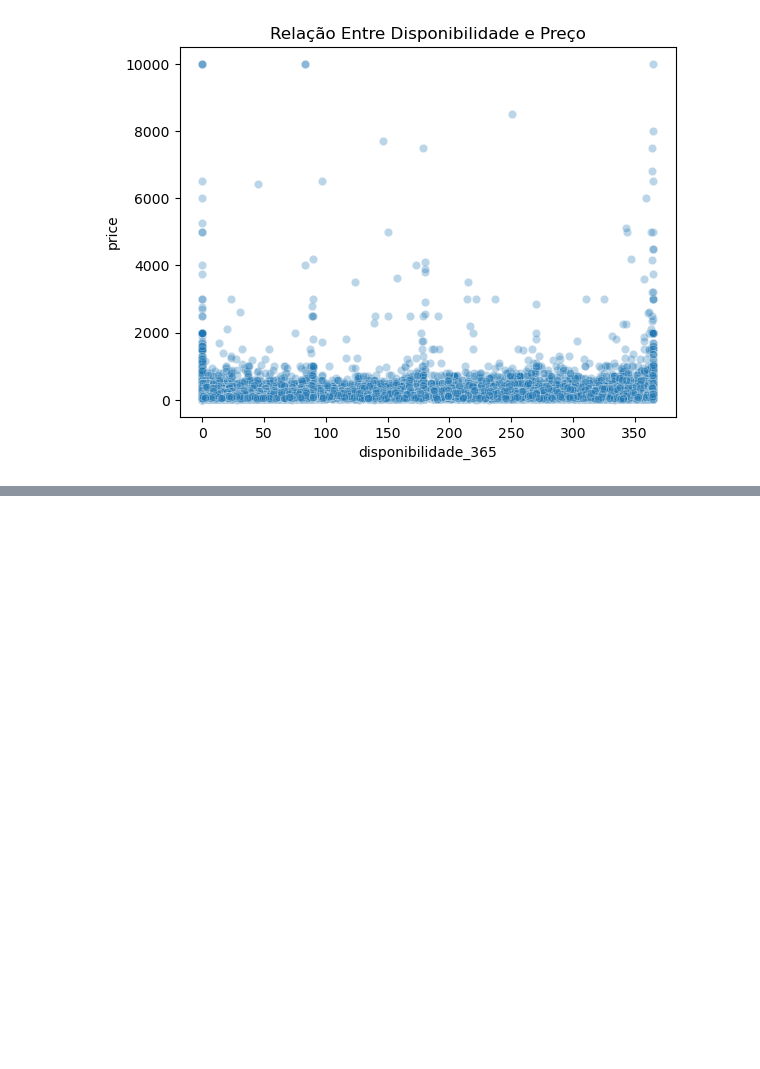
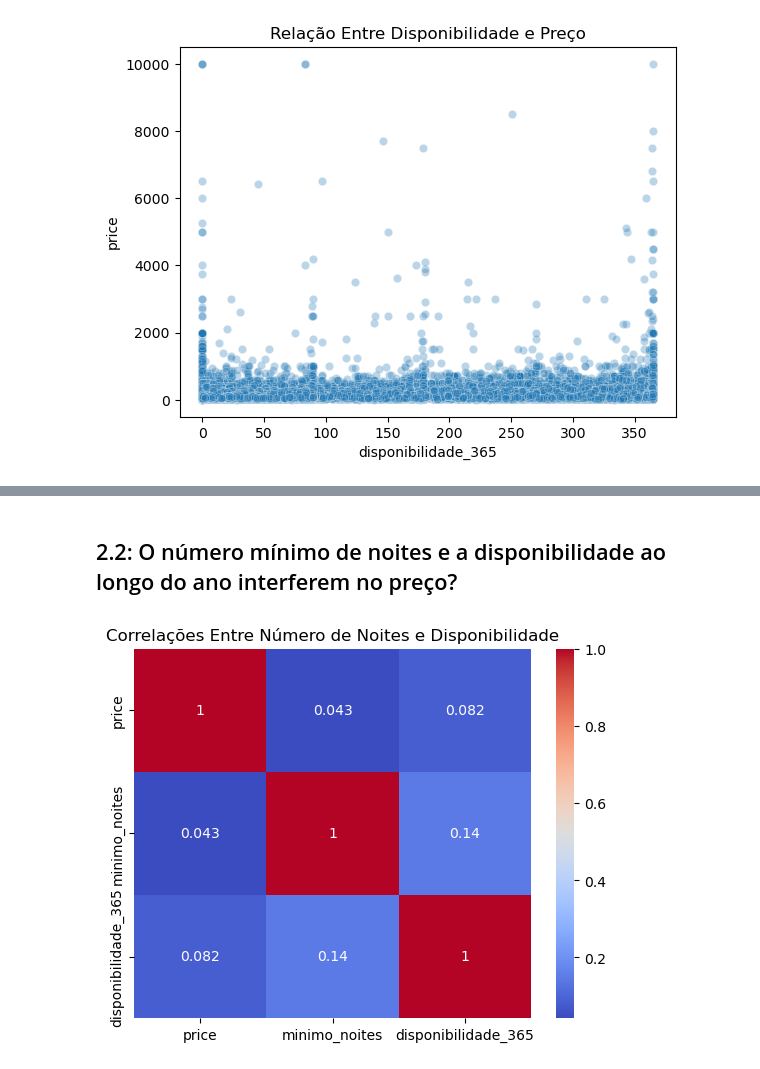
Before and after one commit to viniciusaprazeres/lighthouse-ciencia-de-dados, a Jupyter notebook: analise_eda.ipynb, the cells around one changed output, grey strips where cells are left out. Drawn from its saved outputs; the diff is of its cells as text; code cells hidden in the pictures; blank space fills up the shorter version.

```diff
--- a/analise_eda.ipynb
+++ b/analise_eda.ipynb
@@ -111,0 +134,10 @@ plt.show()
+# %% [markdown]
+## 2.2: O número mínimo de noites e a disponibilidade ao longo do ano interferem no preço?
+# %%
+# Verificando a correlação número mínimo de noites e disponibiliade no ano
+df_corr_noites_disponibilidade = df_precificacao[['price', 'minimo_noites', 'disponibilidade_365']].corr()
+sns.heatmap(df_corr_noites_disponibilidade, annot=True, cmap='coolwarm')
+plt.title('Correlações Entre Número de Noites e Disponibilidade')
+plt.show()
+# %% [output]
+[figure, added]
```
Also changed, not shown: parts of 5 cells of this notebook.
